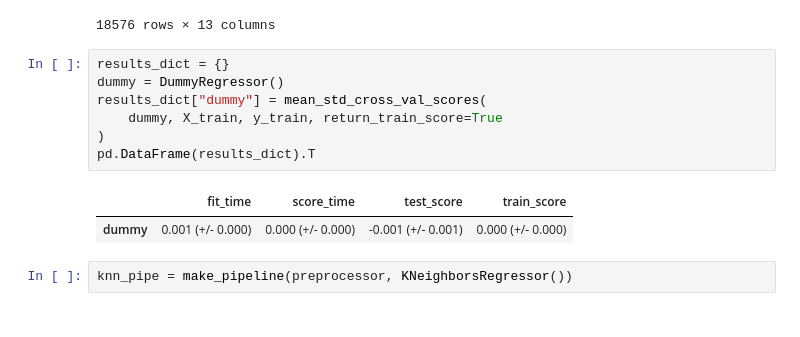
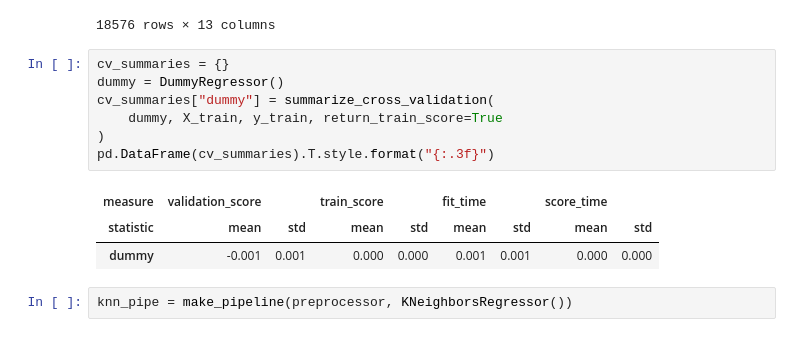
Before and after one commit to UBC-CS/cpsc330-book, a Jupyter notebook: book/06_column-transformer-text-feats.ipynb, the cells around one changed output. Cells and saved outputs as stored; diff of their text form.

```diff
--- a/book/06_column-transformer-text-feats.ipynb
+++ b/book/06_column-transformer-text-feats.ipynb
@@ -1072,15 +1080,16 @@ pd.DataFrame(X_train_pp, columns=column_names)
 | 18575 | 0.242996 | 0.272667 | -0.684960 | -0.396991 | ... |
 18576 rows × 13 columns
 # %%
-results_dict = {}
+cv_summaries = {}
 dummy = DummyRegressor()
-results_dict["dummy"] = mean_std_cross_val_scores(
+cv_summaries["dummy"] = summarize_cross_validation(
     dummy, X_train, y_train, return_train_score=True
 )
-pd.DataFrame(results_dict).T
+pd.DataFrame(cv_summaries).T.style.format("{:.3f}")
 # %% [output]
-|  | fit_time | score_time | test_score | train_score |
-| dummy | 0.001 (+/- 0.000) | 0.000 (+/- 0.000) | -0.001 (+/- 0.001) | 0.000 (+/- 0.000) |
+| measure | validation_score |  | train_score |  | fit_time |  | score_time |  |
+| statistic | mean | std | mean | std | mean | std | mean | std |
+| dummy | -0.001 | 0.001 | 0.000 | 0.000 | 0.001 | 0.001 | 0.000 | 0.000 |
 # %%
 knn_pipe = make_pipeline(preprocessor, KNeighborsRegressor())
 # %%
```
Also changed, not shown: parts of 40 cells of this notebook.
